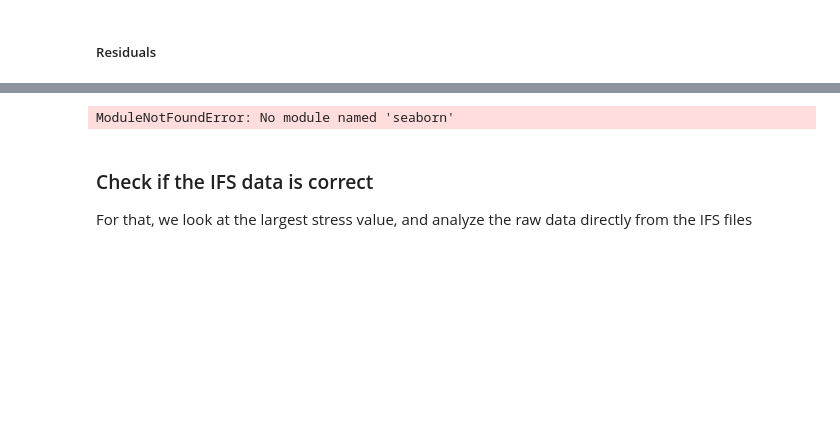
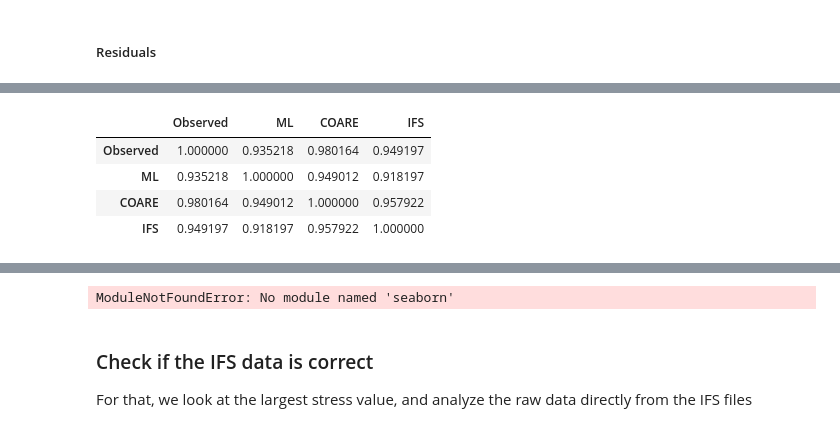
Before and after one commit to metno/machine-ocean-satdata, a Jupyter notebook: notebooks/ml/ascat_ml/whoi/ann/ifs/ml_9000_images_normalized_extended_and_mean_3x3_and_7x7_and_gradients_7x7_and_3x3_flags_vs_ifs_stress_lat_lon.ipynb, the cells around one changed output, grey strips where cells are left out. Cells and saved outputs as stored; diff of their text form; code cells hidden in the pictures; blank space fills up the shorter version.

```diff
--- a/notebooks/ml/ascat_ml/whoi/ann/ifs/ml_9000_images_normalized_extended_and_mean_3x3_and_7x7_and_gradients_7x7_and_3x3_flags_vs_ifs_stress_lat_lon.ipynb
+++ b/notebooks/ml/ascat_ml/whoi/ann/ifs/ml_9000_images_normalized_extended_and_mean_3x3_and_7x7_and_gradients_7x7_and_3x3_flags_vs_ifs_stress_lat_lon.ipynb
@@ -1217 +1231,9 @@ df_test
 1343 rows × 4 columns
+# %%
+df_test.corr()
+# %% [output]
+|  | Observed | ML | COARE | IFS |
+| Observed | 1.000000 | 0.935218 | 0.980164 | 0.949197 |
+| ML | 0.935218 | 1.000000 | 0.949012 | 0.918197 |
+| COARE | 0.980164 | 0.949012 | 1.000000 | 0.957922 |
+| IFS | 0.949197 | 0.918197 | 0.957922 | 1.000000 |
```
Also changed, not shown: parts of 24 cells of this notebook, 7 other files.
